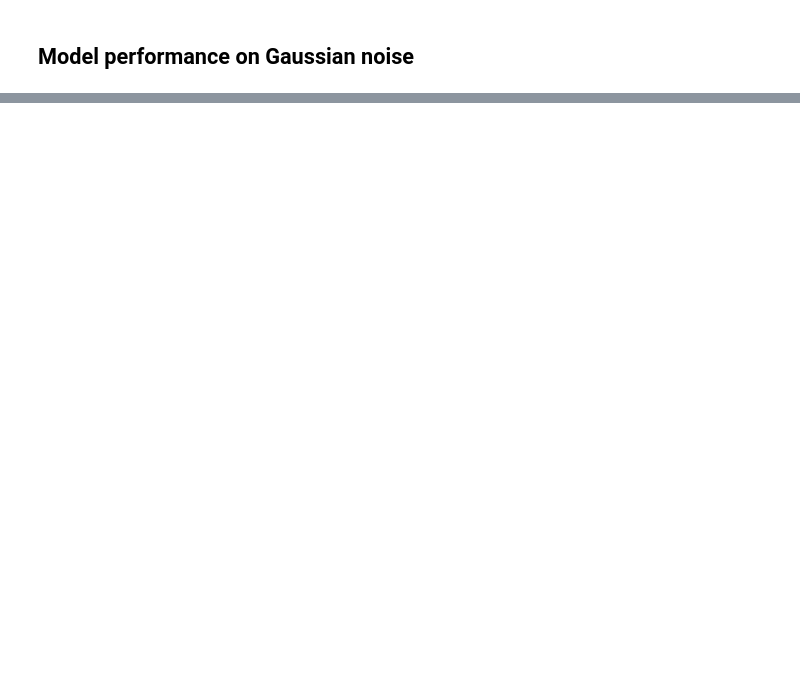
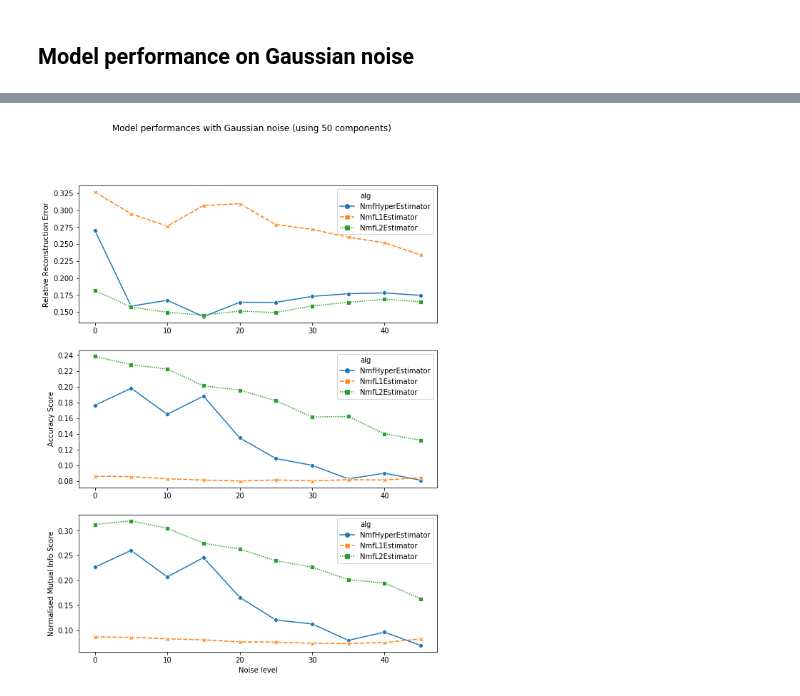
Before and after one commit to Dovermore/COMP5328NMF, a Jupyter notebook: src/assignment_CroppedYaleB.ipynb, the cells around one changed output, grey strips where cells are left out. Saved outputs shown, nothing was run; the diff lists cells and outputs as text; code cells hidden in the pictures; blank space fills up the shorter version.

```diff
--- a/src/assignment_CroppedYaleB.ipynb
+++ b/src/assignment_CroppedYaleB.ipynb
@@ -428,11 +511,11 @@ Noise: {'noise_id': 0, 'mean': 0, 'sigma': 0}
 # %%
+evaluations_g.to_csv('../tables/YaleB/Performance_g_scaled_90_ungrouped.csv')
 evaluations_g_mean = evaluations_g.groupby(['alg','n_components','noise_id']).mean()
 evaluationss_g_mean = evaluations_g_mean.rename(columns={'rre':'rre_mean','acc_score':'acc_mean','nmi_score':'nmi_mean'})
 evaluations_g_std = evaluations_g.groupby(['alg','n_components','noise_id']).std()
-evaluations_g_std = evaluations_g_std.rename(columns={'rre':'rre_sd','acc_score':'acc_sd','nmi_score':'nmi_sd'})
-evaluations_g_std = evaluations_g_std.drop(columns=['p', 'r'])
+evaluations_g_std = evaluations_g_std.rename(columns={'rre':'rre_sd','acc_score':'acc_sd','nmi_score':'nmi_sd'}).drop(["mean", "sigma"], axis=1)
 evaluations_g_grouped = pd.concat([evaluations_g_mean, evaluations_g_std],axis=1)
-evaluations_g_grouped.to_csv('Performance_g_scaled_90%.csv')
+evaluations_g_grouped.to_csv('../tables/YaleB/Performance_g_scaled_90.csv')
 evaluations_g_grouped_idxreset = evaluations_g_grouped.reset_index()
 # %%
 # Plotting RRE, Accuracy and NMI scores against different Gaussian noises for n_components=50
@@ -440,7 +523,7 @@ fig = plt.figure(figsize=[9, 12])
 
 ax = fig.add_subplot(311)
 sns.lineplot(
-    x="p",
+    x="sigma",
     y="rre",
     hue="alg",
     #size="n_components",
@@ -461,7 +544,7 @@ ax.set_ylabel("Relative Reconstruction Error")
 
 ax = fig.add_subplot(312)
 sns.lineplot(
-    x="p",
+    x="sigma",
     y="acc_score",
     hue="alg",
     #size="n_components",
@@ -473,32 +556,34 @@ sns.lineplot(
     markers=True,
     seed=None,
     sort=True,
     err_style='band',
     legend='full',
 )
 ax.set_xlabel('')
 ax.set_ylabel("Accuracy Score")
 #ax.legend(title="Algorithm", loc="upper right", labels=['NMF (sklearn)','L2-NMF','Hypersurface'])
 
 ax = fig.add_subplot(313)
 sns.lineplot(
-    x="p",
+    x="sigma",
     y="nmi_score",
     hue="alg",
     #size="n_components",
     style="alg",
     data=evaluations_g_grouped_idxreset.query("n_components == 50 and (alg=='NmfL2Estimator' or alg=='NmfHyperEstimator' or alg=='NmfL1Estimator')"),
     estimator='mean',
     ci=95,
     markers=True,
     n_boot=1000,
     seed=None,
     sort=True,
     err_style='band',
     legend='full',
 )
 ax.set_xlabel("Noise level")
 ax.set_ylabel("Normalised Mutual Info Score")
 #ax.legend(title="Algorithm", loc="upper right", labels=['NMF (sklearn)','L2-NMF','Hypersurface'])
 plt.suptitle("Model performances with Gaussian noise (using 50 components)")
-plt.savefig("Gaussian_scaled_90%")
+plt.savefig("../figures/YaleB/Gaussian_scaled_90")
+# %% [output]
+[figure, added]
```
Also changed, not shown: parts of 6 cells of this notebook, 8 other files.
